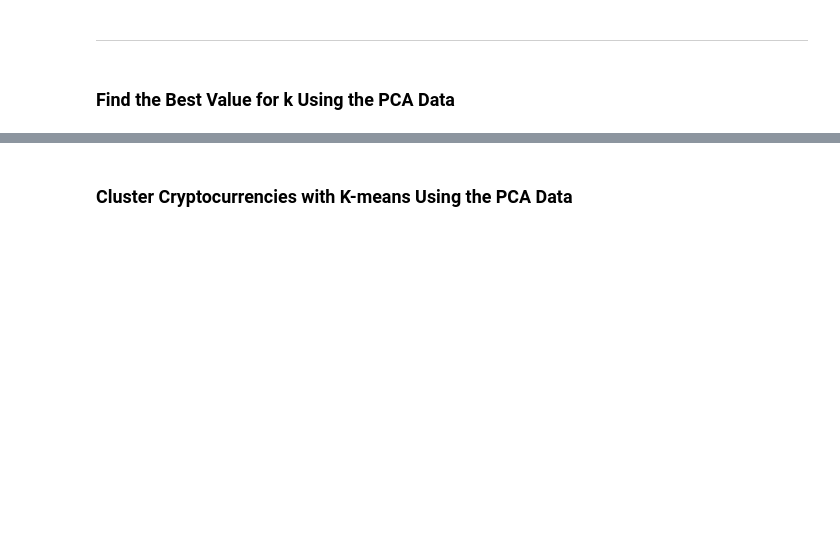
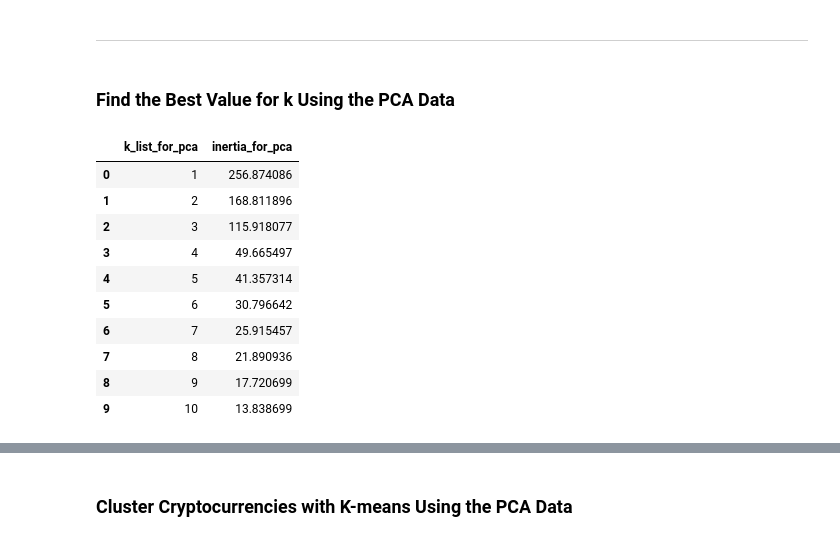
Before and after one commit to rabellan/CryptoClustering, a Jupyter notebook: Crypto_Clustering_starter_code.ipynb, the cells around one changed output, grey strips where cells are left out. Drawn from its saved outputs; the diff is of its cells as text; code cells hidden in the pictures; blank space fills up the shorter version.

```diff
--- a/Crypto_Clustering_starter_code.ipynb
+++ b/Crypto_Clustering_starter_code.ipynb
@@ -286,5 +323,6 @@ df_market_scaled_with_prediction_plot
 ### Find the Best Value for k Using the PCA Data
 # %%
 # Create a list with the number of k-values from 1 to 11
+k_list_for_pca = list(range(1,11))
 # %%
 # Create an empty list to store the inertia values
@@ -298,7 +340,23 @@ df_market_scaled_with_prediction_plot
 # %%
-# Create a dictionary with the data to plot the Elbow curve
+# Create a dictionary with the data to plot the Elbow curve for PCA
+elbow_for_pca = {"k_list_for_pca":k_list_for_pca, "inertia_for_pca": inertia_for_pca}
 
 # Create a DataFrame with the data to plot the Elbow curve
+df_elbow_for_pca = pd.DataFrame(elbow_for_pca)
+
+df_elbow_for_pca
+# %% [output]
+|  | k_list_for_pca | inertia_for_pca |
+| 0 | 1 | 256.874086 |
+| 1 | 2 | 168.811896 |
+| 2 | 3 | 115.918077 |
+| 3 | 4 | 49.665497 |
+| 4 | 5 | 41.357314 |
+| 5 | 6 | 30.796642 |
+| 6 | 7 | 25.915457 |
+| 7 | 8 | 21.890936 |
+| 8 | 9 | 17.720699 |
+| 9 | 10 | 13.838699 |
 # %%
 # Plot a line chart with all the inertia values computed with
 # the different values of k to visually identify the optimal value for k.
```
Also changed, not shown: parts of 22 cells of this notebook, 1 other file.
